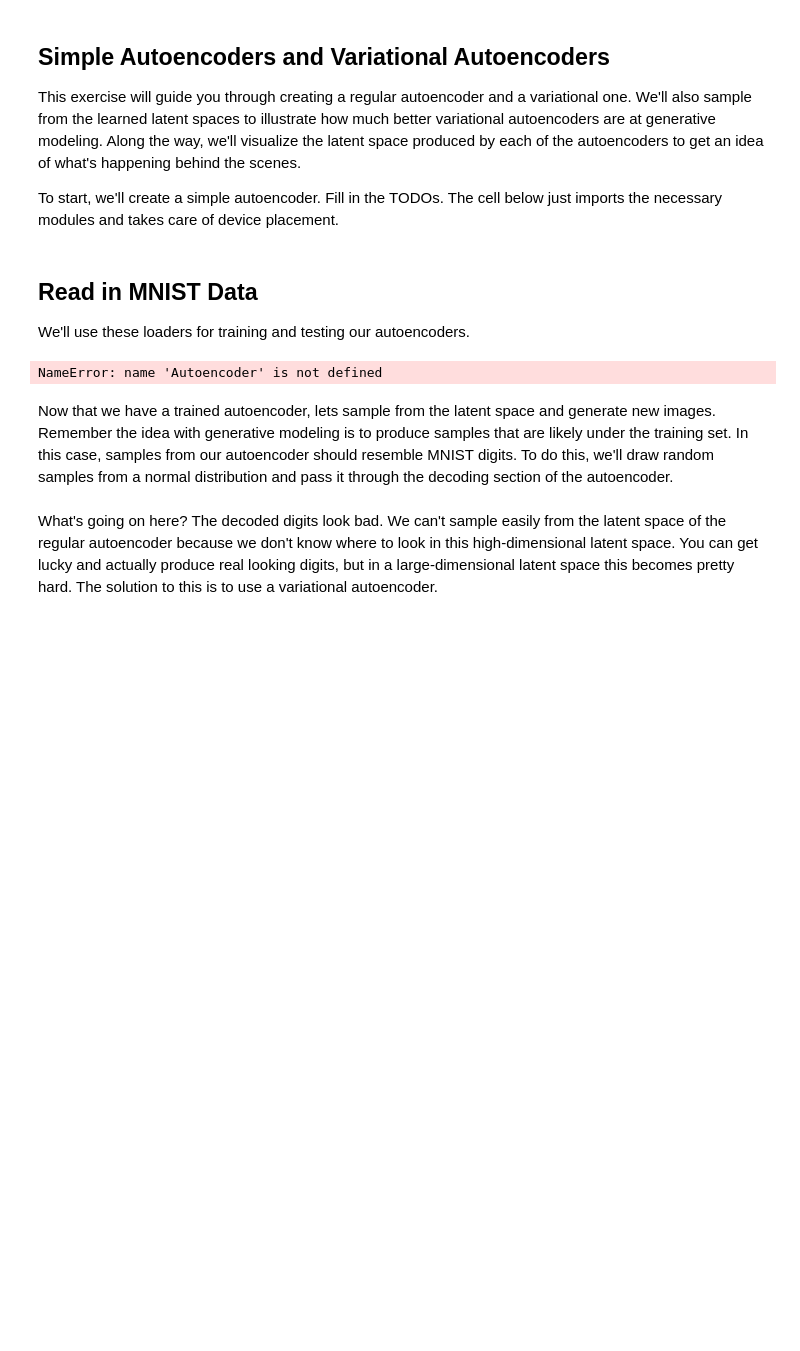
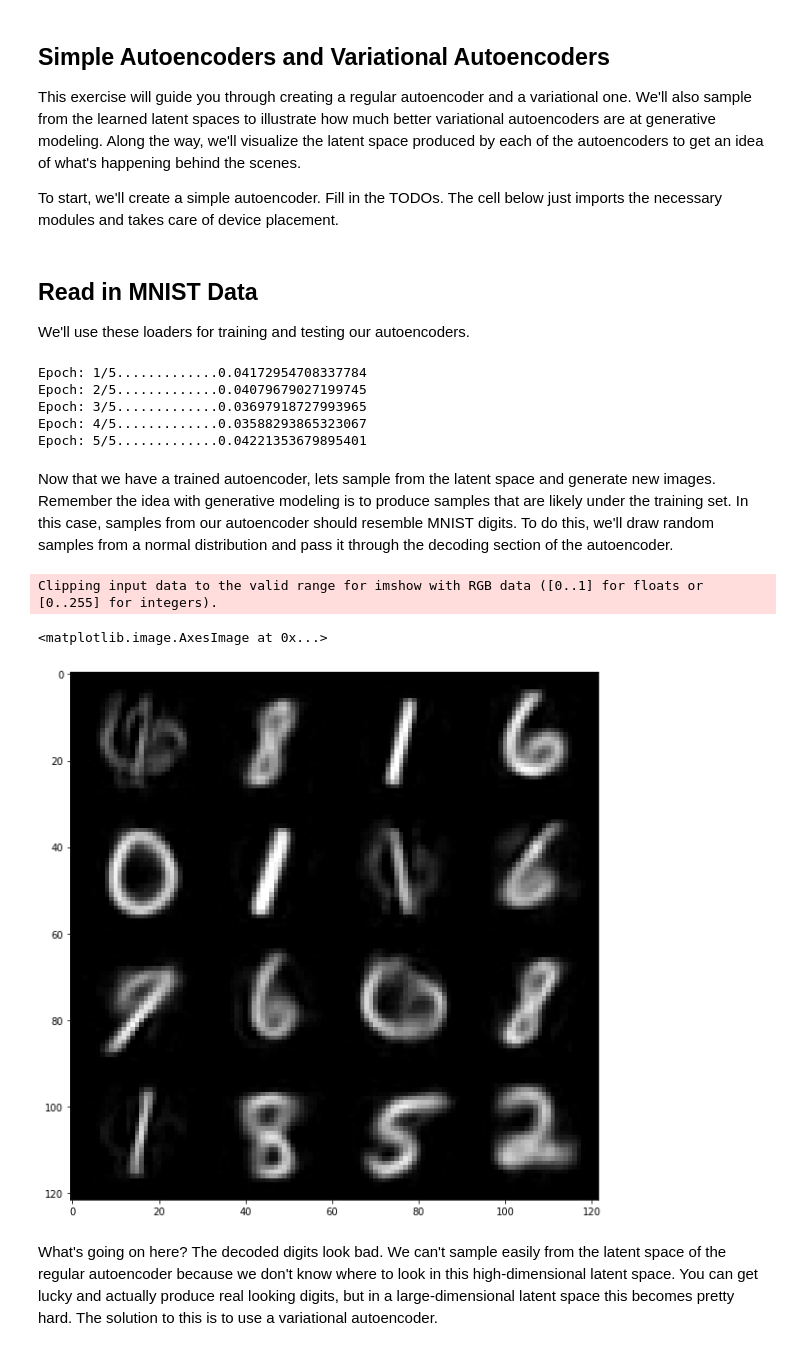
Before and after one commit to sarahwalling/Week_8_VAEs, a Jupyter notebook: vae_exercise.ipynb, the cells around one changed output. Saved outputs shown, nothing was run; the diff lists cells and outputs as text; code cells hidden in the pictures; blank space fills up the shorter version.

```diff
--- a/vae_exercise.ipynb
+++ b/vae_exercise.ipynb
@@ -33,8 +33,8 @@ class Autoencoder(nn.Module):
         # We'll be working with MNIST, so the input dimension will be 784.
         self.encoder1 = nn.Linear(784, 512)
         # TODO: Create two more encoding layers that successively downscale the input
-        self.encoder2 = ???
-        self.encoder3 = ???
+        self.encoder2 = nn.Linear(512, 256)
+        self.encoder3 = nn.Linear(256, 128)
 
         # reduced dimensionality of input (final encoding)
         self.bottleneck = nn.Linear(128, latent_size)
@@ -102,37 +102,49 @@ test_loader = torch.utils.data.DataLoader(
 # %%
 lr = .001
 epochs = 5
-latent_size = 20 # Size of the bottleneck layer
+latent_size = 2 # Size of the bottleneck layer
 ae = Autoencoder(latent_size).to(device)
-ae_optimizer = optim.Adam(model.parameters(), lr=lr)
+ae_optimizer = optim.Adam(ae.parameters(), lr=lr)
+
 # TODO: what should the loss function be here for real-valued outputs?
-criterion = ???
+criterion = nn.MSELoss()
+
 for epoch in range(1, epochs + 1):
      for data, _ in train_loader:
-         optimizer.zero_grad()
+         ae_optimizer.zero_grad()
          data = data.view(-1, 28*28) # Reshape the MNIST image to batch_size x 784
          output = ae.forward(data)
          loss = criterion(output, data)
          loss.backward()
-         optimizer.step()
+         ae_optimizer.step()
      print('Epoch: {}/{}.............{}'.format(epoch, epochs, loss.item()), end='\n')
 # %% [output]
-NameError: name 'Autoencoder' is not defined
+Epoch: 1/5.............0.04172954708337784
+Epoch: 2/5.............0.04079679027199745
+Epoch: 3/5.............0.03697918727993965
+Epoch: 4/5.............0.03588293865323067
+Epoch: 5/5.............0.04221353679895401
 # %% [markdown]
 Now that we have a trained autoencoder, lets sample from the latent space and generate new images. Remember the idea with generative modeling is to produce samples that are likely under the training set. In this case, samples from our autoencoder should resemble MNIST digits. To do this, we'll draw random samples from a normal distribution and pass it through the decoding section of the autoencoder.
 # %%
+import matplotlib.pyplot as plt
+
 latent_sample = torch.randn(16, latent_size) # 16 instances of vectors of size latent_size drawn from a normal.
 
 with torch.no_grad():
 
-    decoded_digits = ae.??? # What should go here?
+    decoded_digits = ae.decode(latent_sample) # What should go here?
 
-    decoded_digits = decoded_digits.detach().cpu().view(-1, 28, 28) # Reshape into images.
+    decoded_digits = decoded_digits.detach().cpu().view(-1, 1, 28, 28) # Reshape into images.
 
 ae_grid = vutils.make_grid(decoded_digits, nrow=4)
 ae_grid = ae_grid.permute(1, 2, 0)
 plt.figure(figsize=(13, 10))
 plt.imshow(ae_grid)
+# %% [output]
+Clipping input data to the valid range for imshow with RGB data ([0..1] for floats or [0..255] for integers).
+<matplotlib.image.AxesImage at 0x...>
+[figure, added]
 # %% [markdown]
 What's going on here? The decoded digits look bad. We can't sample easily from the latent space of the regular autoencoder because we don't know where to look in this high-dimensional latent space. You can get lucky and actually produce real looking digits, but in a large-dimensional latent space this becomes pretty hard. The solution to this is to use a variational autoencoder.
 # %% [markdown]
```
Also changed, not shown: parts of 7 cells of this notebook.
